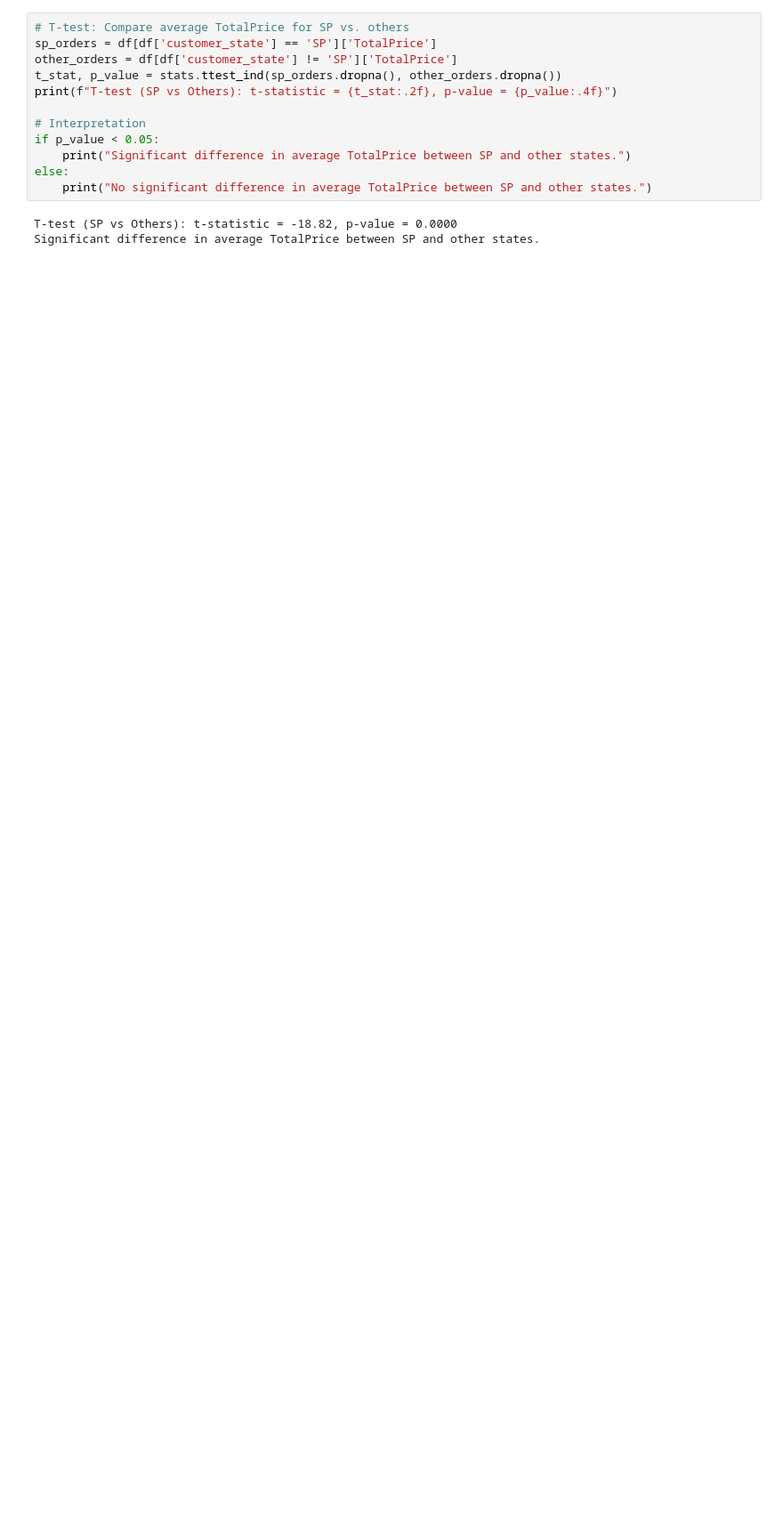
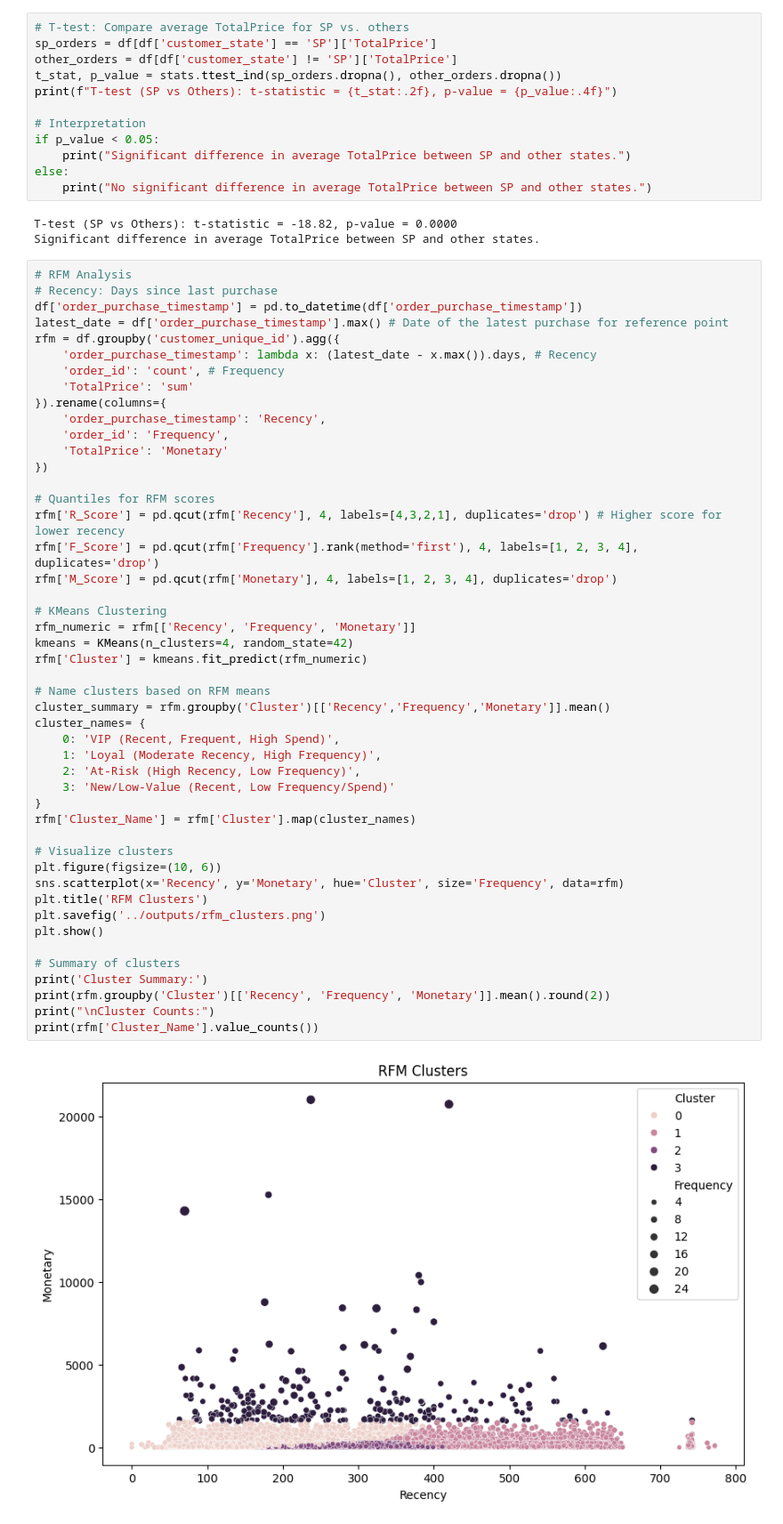
Before and after one commit to Darrell-Bailey/ecommerce-sales-analysis, a Jupyter notebook: notebooks/eda.ipynb, the cells around one changed output. Shown at 89% size. Drawn from its saved outputs; the diff is of its cells as text; blank space fills up the shorter version.

Commit message:
EDA: RFM analysis and KMeans clustering

```diff
--- a/notebooks/eda.ipynb
+++ b/notebooks/eda.ipynb
@@ -130,3 +131,52 @@ else:
 # %% [output]
 T-test (SP vs Others): t-statistic = -18.82, p-value = 0.0000
 Significant difference in average TotalPrice between SP and other states.
+# %%
+# RFM Analysis
+# Recency: Days since last purchase
+df['order_purchase_timestamp'] = pd.to_datetime(df['order_purchase_timestamp'])
+latest_date = df['order_purchase_timestamp'].max() # Date of the latest purchase for reference point
+rfm = df.groupby('customer_unique_id').agg({
+    'order_purchase_timestamp': lambda x: (latest_date - x.max()).days, # Recency
+    'order_id': 'count', # Frequency
+    'TotalPrice': 'sum'
+}).rename(columns={
+    'order_purchase_timestamp': 'Recency',
+    'order_id': 'Frequency',
+    'TotalPrice': 'Monetary'
+})
+
+# Quantiles for RFM scores
+rfm['R_Score'] = pd.qcut(rfm['Recency'], 4, labels=[4,3,2,1], duplicates='drop') # Higher score for lower recency
+rfm['F_Score'] = pd.qcut(rfm['Frequency'].rank(method='first'), 4, labels=[1, 2, 3, 4], duplicates='drop')
+rfm['M_Score'] = pd.qcut(rfm['Monetary'], 4, labels=[1, 2, 3, 4], duplicates='drop')
+
+# KMeans Clustering
+rfm_numeric = rfm[['Recency', 'Frequency', 'Monetary']]
+kmeans = KMeans(n_clusters=4, random_state=42)
+rfm['Cluster'] = kmeans.fit_predict(rfm_numeric)
+
+# Name clusters based on RFM means
+cluster_summary = rfm.groupby('Cluster')[['Recency','Frequency','Monetary']].mean()
+cluster_names= {
+    0: 'VIP (Recent, Frequent, High Spend)',
+    1: 'Loyal (Moderate Recency, High Frequency)',
+    2: 'At-Risk (High Recency, Low Frequency)',
+    3: 'New/Low-Value (Recent, Low Frequency/Spend)'
+}
+rfm['Cluster_Name'] = rfm['Cluster'].map(cluster_names)
+
+# Visualize clusters
+plt.figure(figsize=(10, 6))
+sns.scatterplot(x='Recency', y='Monetary', hue='Cluster', size='Frequency', data=rfm)
+plt.title('RFM Clusters')
+plt.savefig('../outputs/rfm_clusters.png')
+plt.show()
+
+# Summary of clusters
+print('Cluster Summary:')
+print(rfm.groupby('Cluster')[['Recency', 'Frequency', 'Monetary']].mean().round(2))
+print("\nCluster Counts:")
+print(rfm['Cluster_Name'].value_counts())
+# %% [output]
+[figure, added]
```
Also changed, not shown: parts of 3 cells of this notebook, 1 other file.
